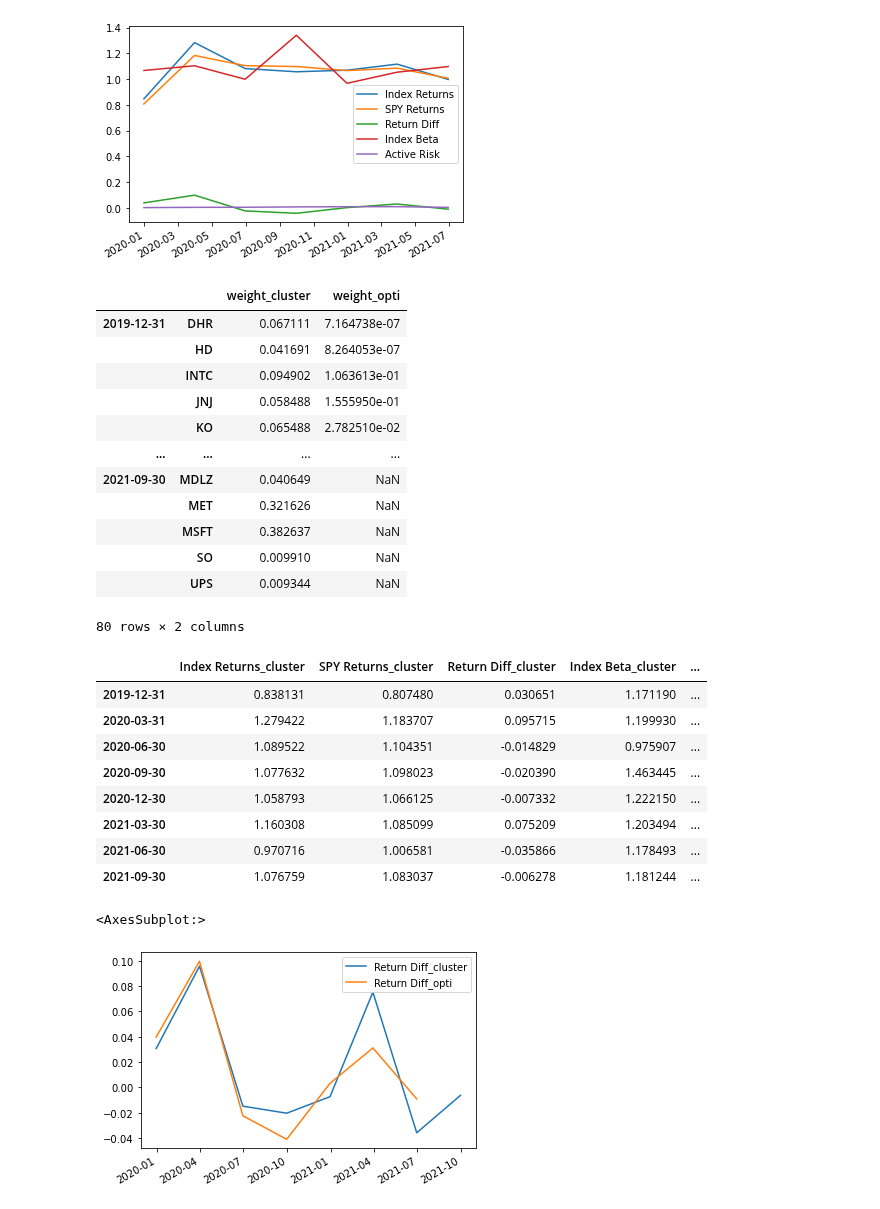
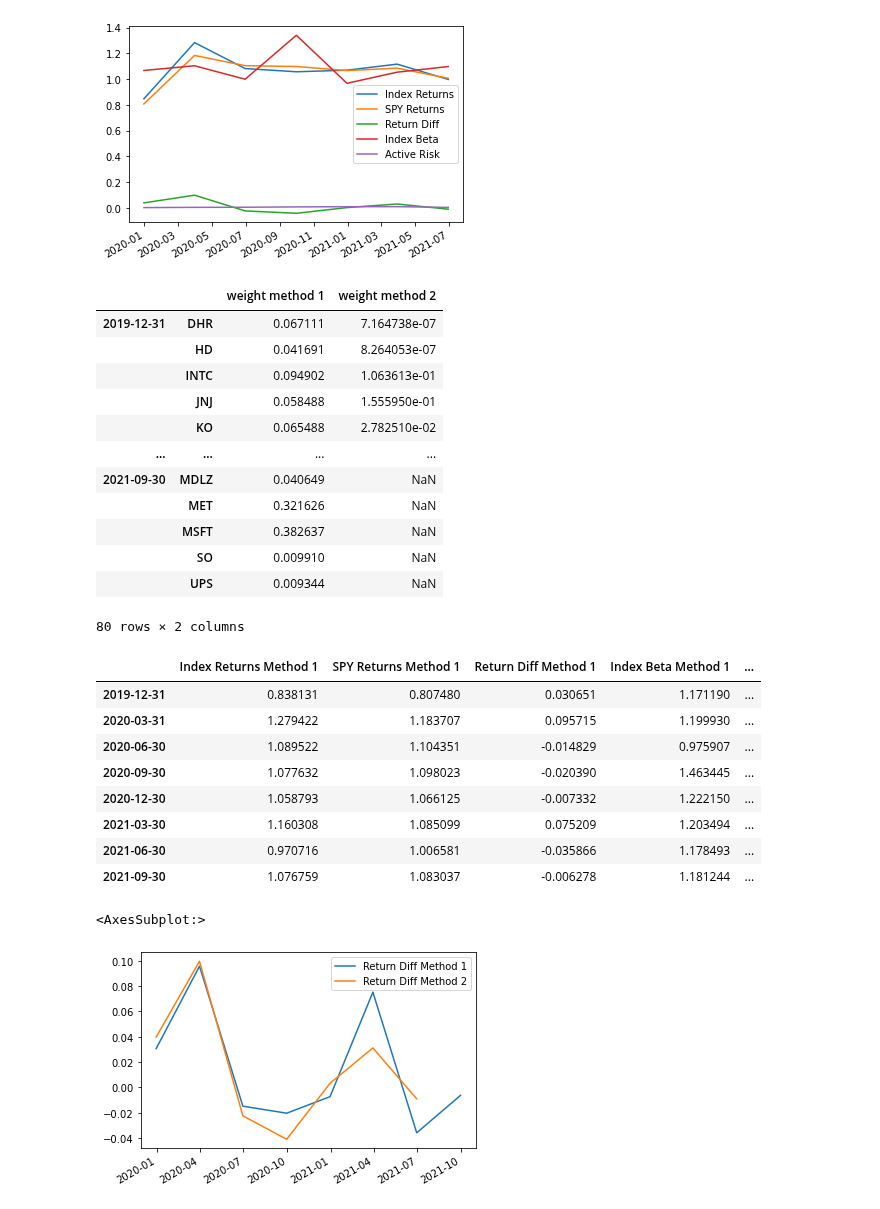
Before and after one commit to layoups/index-funds, a Jupyter notebook: create_indices.ipynb, the cells around one changed output. Saved outputs shown, nothing was run; the diff lists cells and outputs as text; code cells hidden in the pictures.

```diff
--- a/create_indices.ipynb
+++ b/create_indices.ipynb
@@ -360,12 +360,12 @@ method2_performance.plot()
 # %%
 comp_index = method1_index.join(
     method2_index,
-    lsuffix="_cluster",
-    rsuffix="_opti"
+    lsuffix=" method 1",
+    rsuffix=" method 2"
 )
 comp_index
 # %% [output]
-|  |  | weight_cluster | weight_opti |
+|  |  | weight method 1 | weight method 2 |
 | 2019-12-31 | DHR | 0.067111 | 7.164738e-07 |
 |  | HD | 0.041691 | 8.264053e-07 |
 |  | INTC | 0.094902 | 1.063613e-01 |
@@ -381,12 +381,12 @@ comp_index
 # %%
 comp_performance = method1_performance.join(
     method2_performance,
-    lsuffix="_cluster",
-    rsuffix="_opti"
+    lsuffix=" Method 1",
+    rsuffix=" Method 2"
 )
 comp_performance
 # %% [output]
-|  | Index Returns_cluster | SPY Returns_cluster | Return Diff_cluster | Index Beta_cluster | ... |
+|  | Index Returns Method 1 | SPY Returns Method 1 | Return Diff Method 1 | Index Beta Method 1 | ... |
 | 2019-12-31 | 0.838131 | 0.807480 | 0.030651 | 1.171190 | ... |
 | 2020-03-31 | 1.279422 | 1.183707 | 0.095715 | 1.199930 | ... |
 | 2020-06-30 | 1.089522 | 1.104351 | -0.014829 | 0.975907 | ... |
@@ -396,8 +396,8 @@ comp_performance
 | 2021-06-30 | 0.970716 | 1.006581 | -0.035866 | 1.178493 | ... |
 | 2021-09-30 | 1.076759 | 1.083037 | -0.006278 | 1.181244 | ... |
 # %%
-comp_performance.plot(y=["Return Diff_cluster", "Return Diff_opti"])
+comp_performance.plot(y=["Return Diff Method 1", "Return Diff Method 2"])
 # %% [output]
 <AxesSubplot:>
-[figure, old version]
+[figure, new version]
 # %%
```
Also changed, not shown: parts of 1 cell of this notebook.
